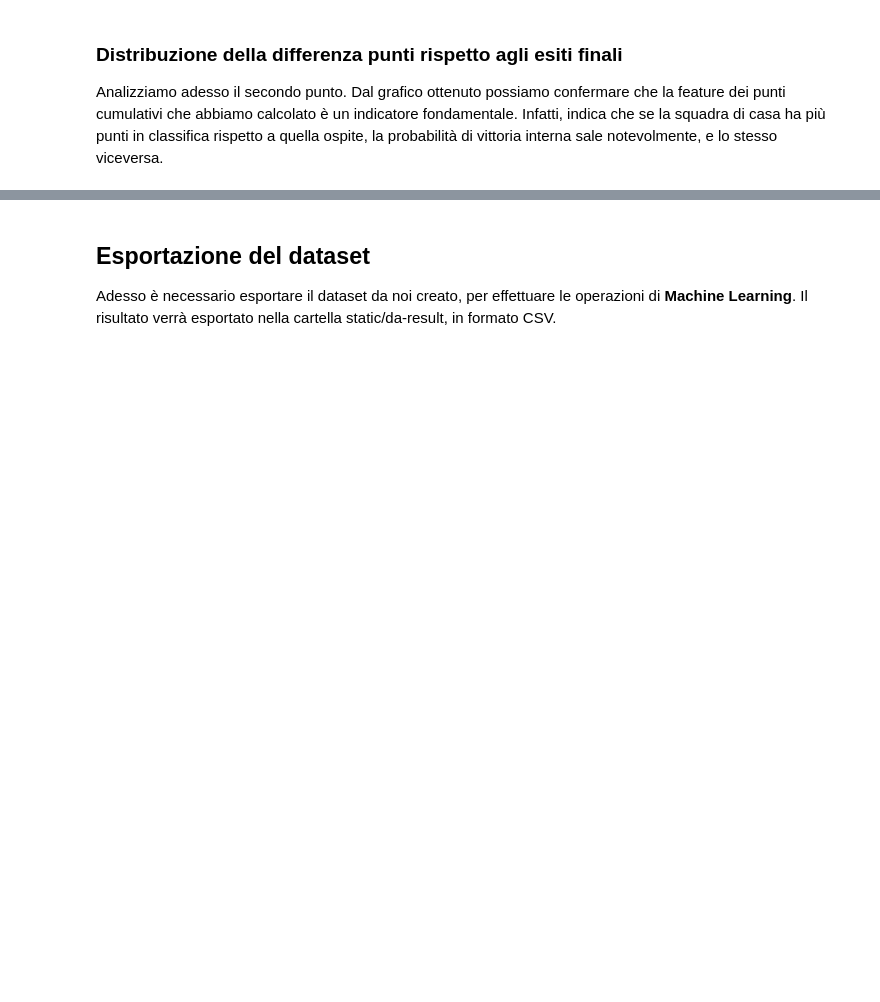
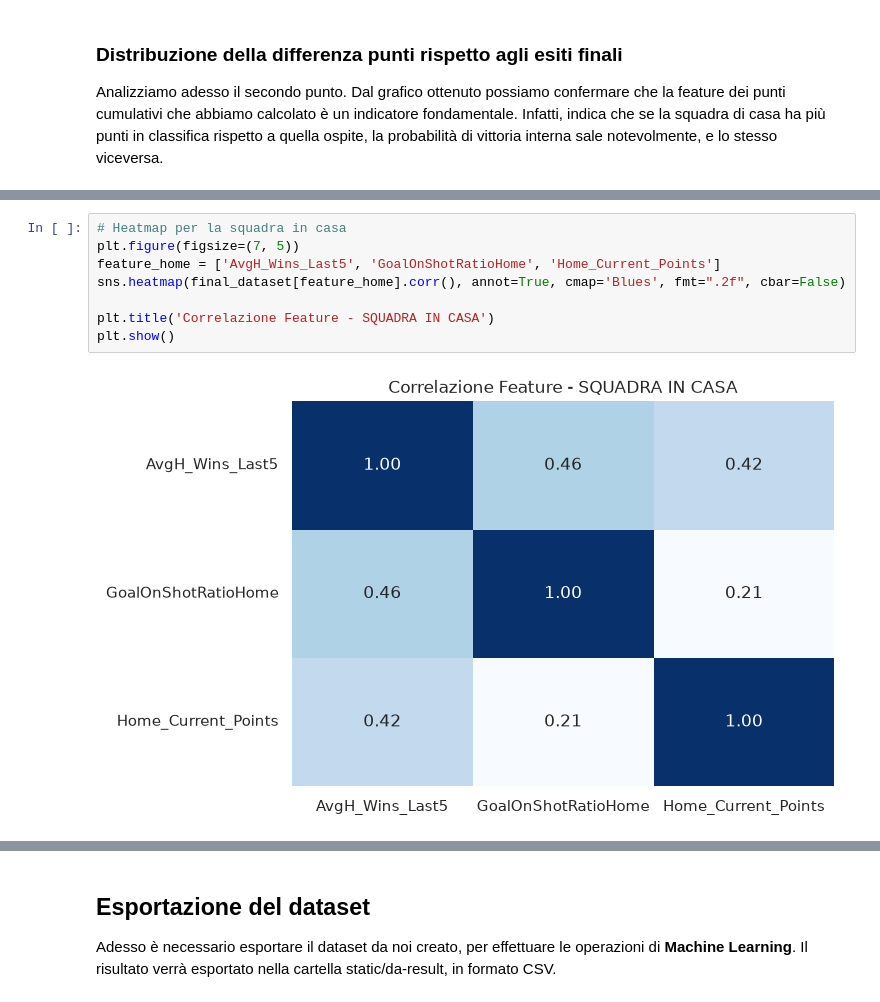
Before and after one commit to Lucaseraaa/sports-game-outcome-predictor, a Jupyter notebook: notebook/feature-engineering.ipynb, the cells around one changed output, grey strips where cells are left out. Drawn from its saved outputs; the diff is of its cells as text; blank space fills up the shorter version.

Commit message:
aggiunta heatmap relative al 'fattore campio', ovvero le correlazione tra diversi indici

```diff
--- a/notebook/feature-engineering.ipynb
+++ b/notebook/feature-engineering.ipynb
@@ -400,0 +404,10 @@ Text(0, 0.5, 'Differenza punti (casa-ospite)')
+# %%
+# Heatmap per la squadra in casa
+plt.figure(figsize=(7, 5))
+feature_home = ['AvgH_Wins_Last5', 'GoalOnShotRatioHome', 'Home_Current_Points']
+sns.heatmap(final_dataset[feature_home].corr(), annot=True, cmap='Blues', fmt=".2f", cbar=False)
+
+plt.title('Correlazione Feature - SQUADRA IN CASA')
+plt.show()
+# %% [output]
+[figure, added]
```
Also changed, not shown: parts of 8 cells of this notebook, 1 other file.
